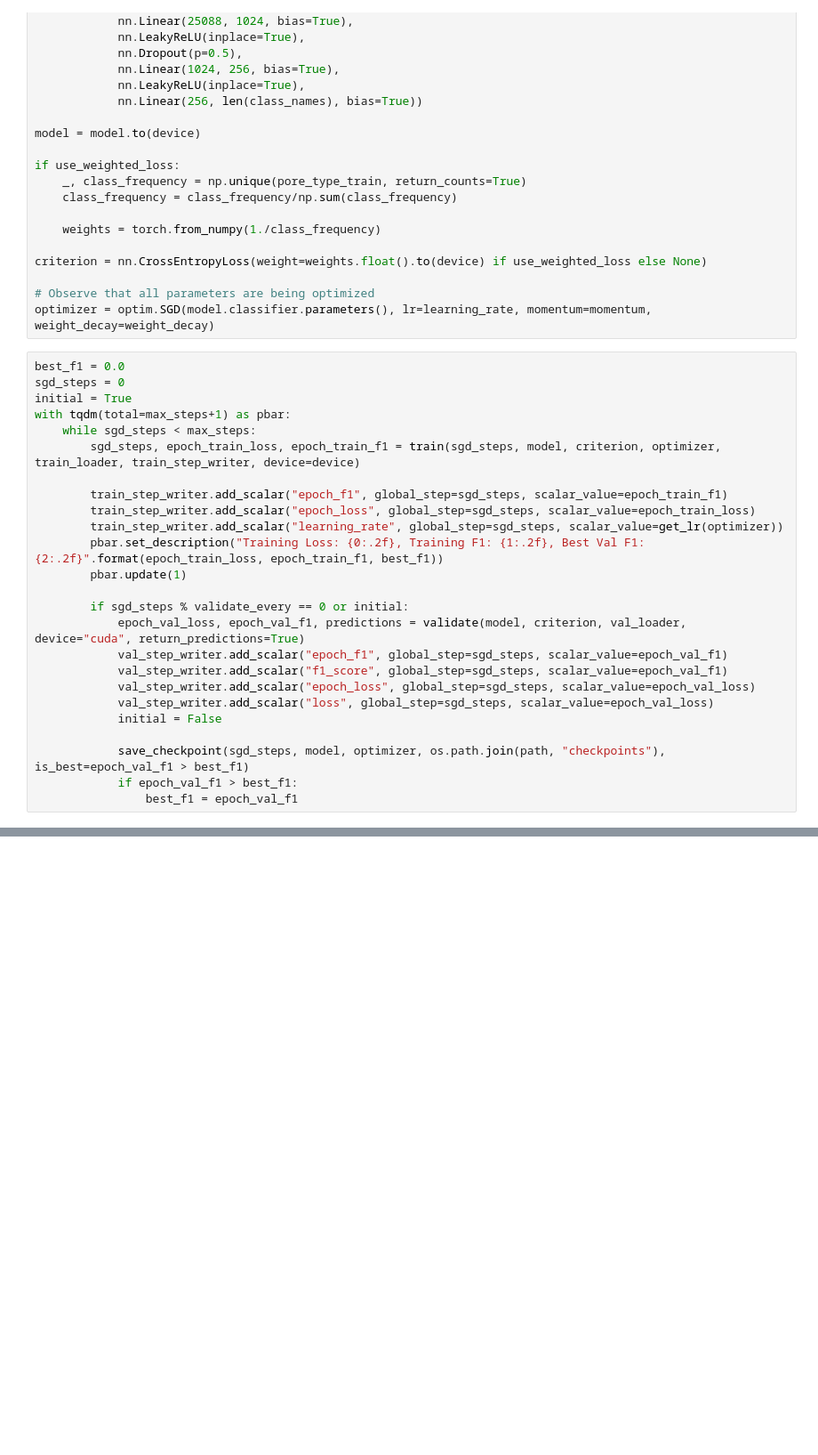
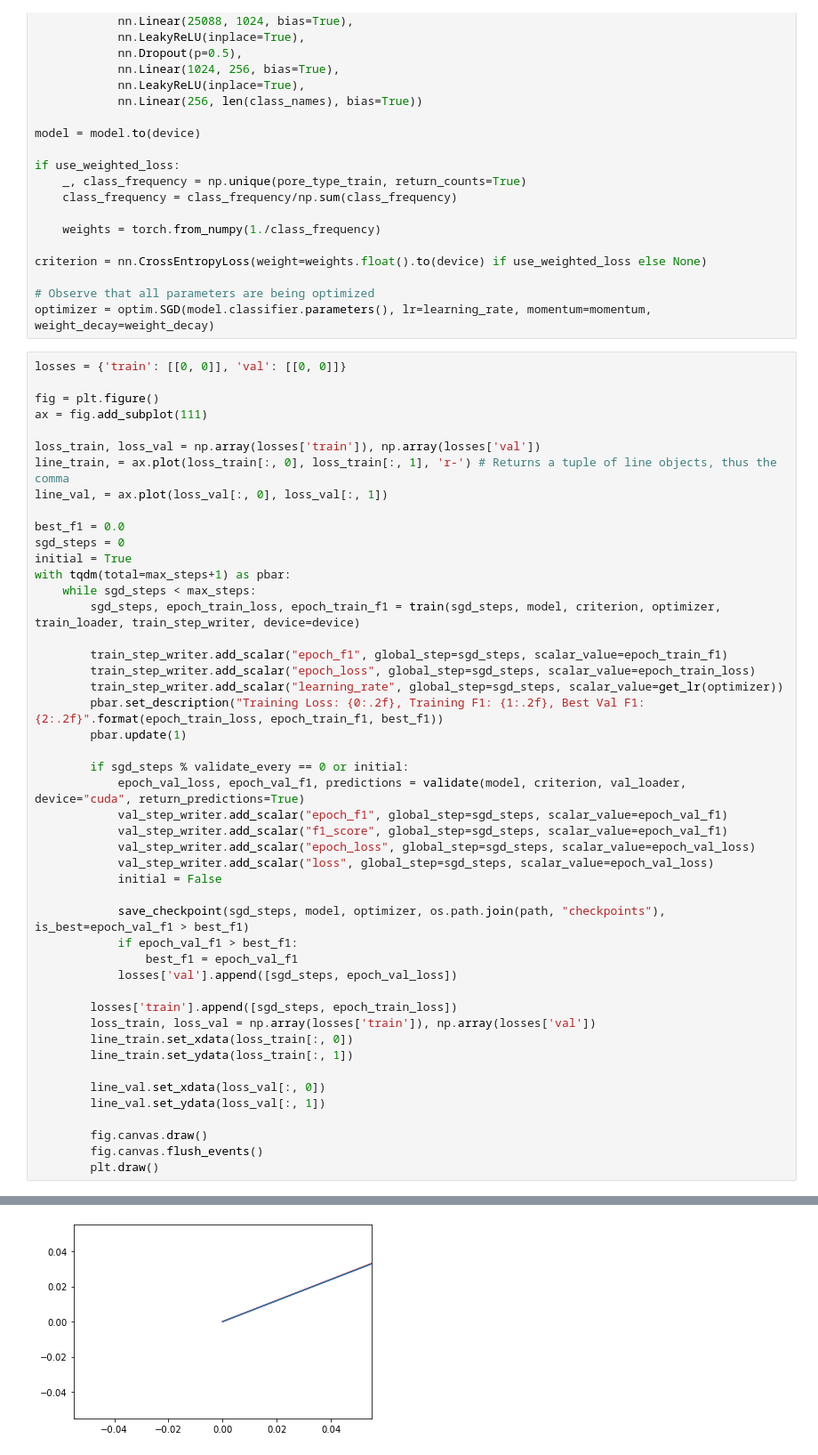
Before and after one commit to LukasMosser/neural_rock_typing, a Jupyter notebook: Neural Rock Training Notebook.ipynb, the cells around one changed output, grey strips where cells are left out. Shown at 89% size. Saved outputs shown, nothing was run; the diff lists cells and outputs as text; blank space fills up the shorter version.

```diff
--- a/Neural Rock Training Notebook.ipynb
+++ b/Neural Rock Training Notebook.ipynb
@@ -158,6 +159,15 @@ criterion = nn.CrossEntropyLoss(weight=weights.float().to(device) if use_weighte
 # Observe that all parameters are being optimized
 optimizer = optim.SGD(model.classifier.parameters(), lr=learning_rate, momentum=momentum, weight_decay=weight_decay)
 # %%
+losses = {'train': [[0, 0]], 'val': [[0, 0]]}
+
+fig = plt.figure()
+ax = fig.add_subplot(111)
+
+loss_train, loss_val = np.array(losses['train']), np.array(losses['val'])
+line_train, = ax.plot(loss_train[:, 0], loss_train[:, 1], 'r-') # Returns a tuple of line objects, thus the comma
+line_val, = ax.plot(loss_val[:, 0], loss_val[:, 1])
+
 best_f1 = 0.0
 sgd_steps = 0
 initial = True
@@ -182,3 +192,17 @@ with tqdm(total=max_steps+1) as pbar:
             save_checkpoint(sgd_steps, model, optimizer, os.path.join(path, "checkpoints"), is_best=epoch_val_f1 > best_f1)
             if epoch_val_f1 > best_f1:
                 best_f1 = epoch_val_f1
+            losses['val'].append([sgd_steps, epoch_val_loss])
+
+        losses['train'].append([sgd_steps, epoch_train_loss])
+        loss_train, loss_val = np.array(losses['train']), np.array(losses['val'])
+        line_train.set_xdata(loss_train[:, 0])
+        line_train.set_ydata(loss_train[:, 1])
+
+        line_val.set_xdata(loss_val[:, 0])
+        line_val.set_ydata(loss_val[:, 1])
+
+        fig.canvas.draw()
+        fig.canvas.flush_events()
+        plt.draw()
+# %% [output]
@@ -184,0 +210 @@ with tqdm(total=max_steps+1) as pbar:
+[figure, added]
```
Also changed, not shown: parts of 2 cells of this notebook, 3 other files.
